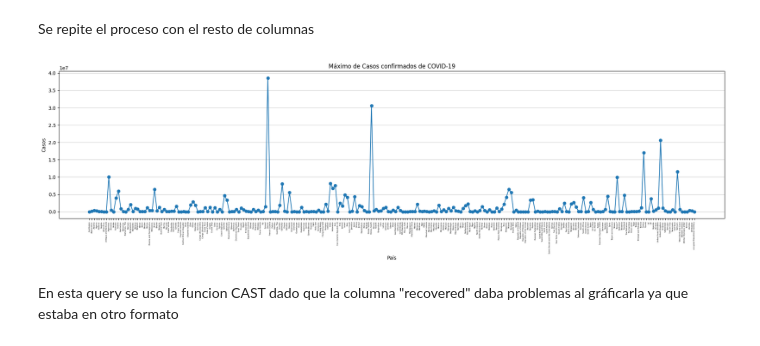
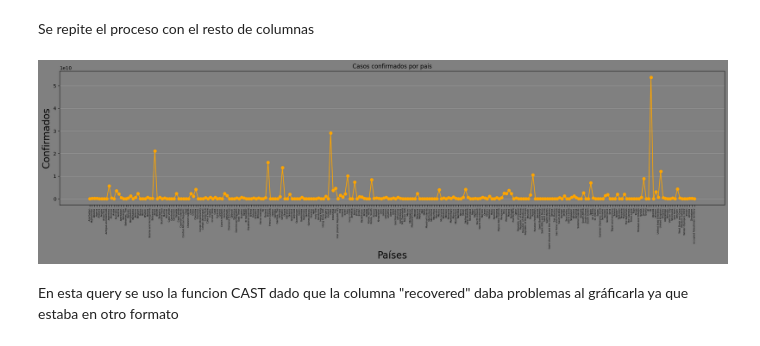
Before and after one commit to NicolasFredes/Prueba_1-main, a Jupyter notebook: Untitled-1.ipynb, the cells around one changed output. Saved outputs shown, nothing was run; the diff lists cells and outputs as text; code cells hidden in the pictures.

```diff
--- a/Untitled-1.ipynb
+++ b/Untitled-1.ipynb
@@ -112,7 +118,7 @@ plt.show()
 Se repite el proceso con el resto de columnas
 # %%
 query = """
-    SELECT country_region, MAX(confirmed) AS max_confirmed
+    SELECT country_region, SUM(confirmed) AS confirmed
     FROM `bigquery-public-data.covid19_jhu_csse.summary`
     GROUP BY country_region
     ORDER BY country_region ASC
@@ -121,19 +127,24 @@ rows = client.query(query).to_dataframe()
 # %%
 rows = rows.dropna()
 paises = rows['country_region'].tolist()
-confirmados = rows['max_confirmed'].tolist()
+confirmados = rows['confirmed'].tolist()
-# %%
-plt.figure(figsize=(20, 6))
-plt.plot(paises, confirmados, marker='o', linestyle='-')
-plt.title('Máximo de Casos confirmados de COVID-19')
-plt.xlabel('País')
-plt.ylabel('Casos')
-plt.xticks(rotation=90, fontsize=4)
-plt.grid(True, axis='y', linestyle='-', linewidth=0.5)
-plt.tight_layout()
-plt.show()
-# %% [output]
-[figure, removed]
+# %%
+fig, ax = plt.subplots(figsize=(20, 6))
+
+fig.patch.set_facecolor('grey')
+ax.set_facecolor('grey')
+
+ax.plot(paises, confirmados, marker='o', linestyle='-', color='orange')
+ax.set_title('Casos confirmados por pais')
+ax.set_xlabel('Países', fontsize=20)
+ax.set_ylabel('Confirmados', fontsize=20)
+ax.tick_params(axis='x', rotation=90, labelsize=5)
+ax.tick_params(axis='y', labelsize=10)
+ax.grid(True, axis='y', linestyle='-', linewidth=0.5)
+plt.tight_layout()
+plt.show()
+# %% [output]
+[figure, added]
 # %% [markdown]
 En esta query se uso la funcion CAST dado que la columna "recovered" daba problemas al gráficarla ya que estaba en otro formato
 # %%
```
Also changed, not shown: parts of 4 cells of this notebook.
